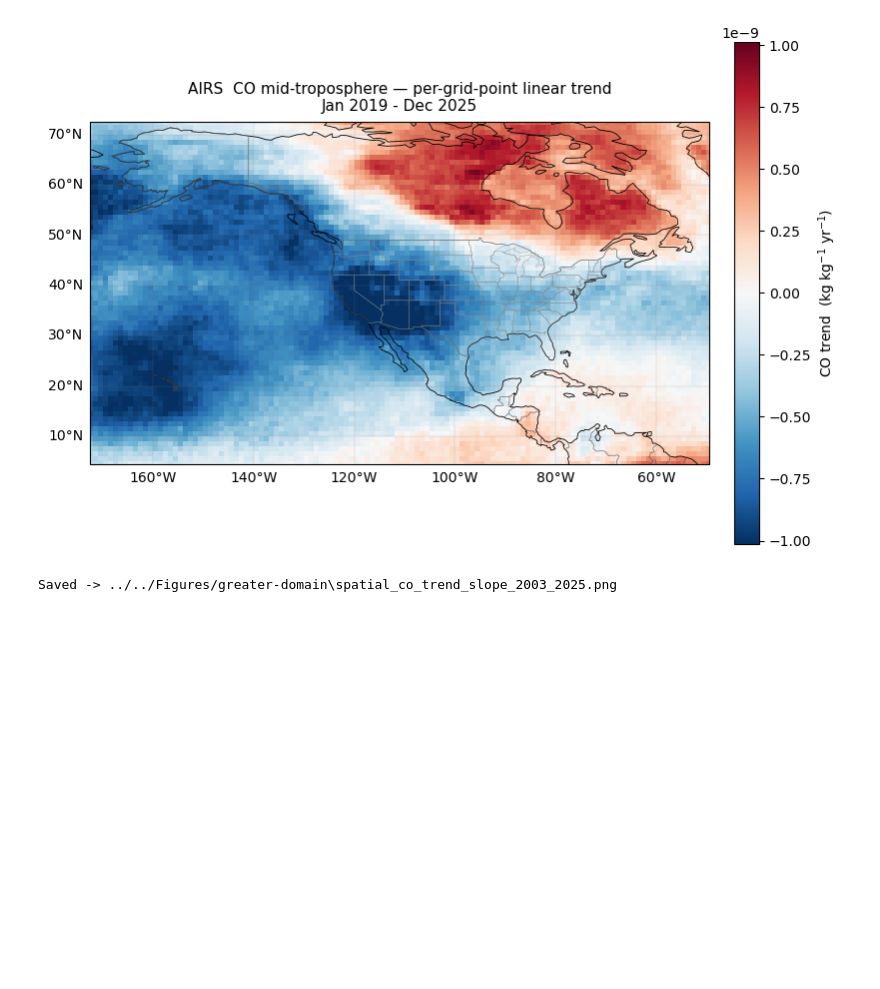
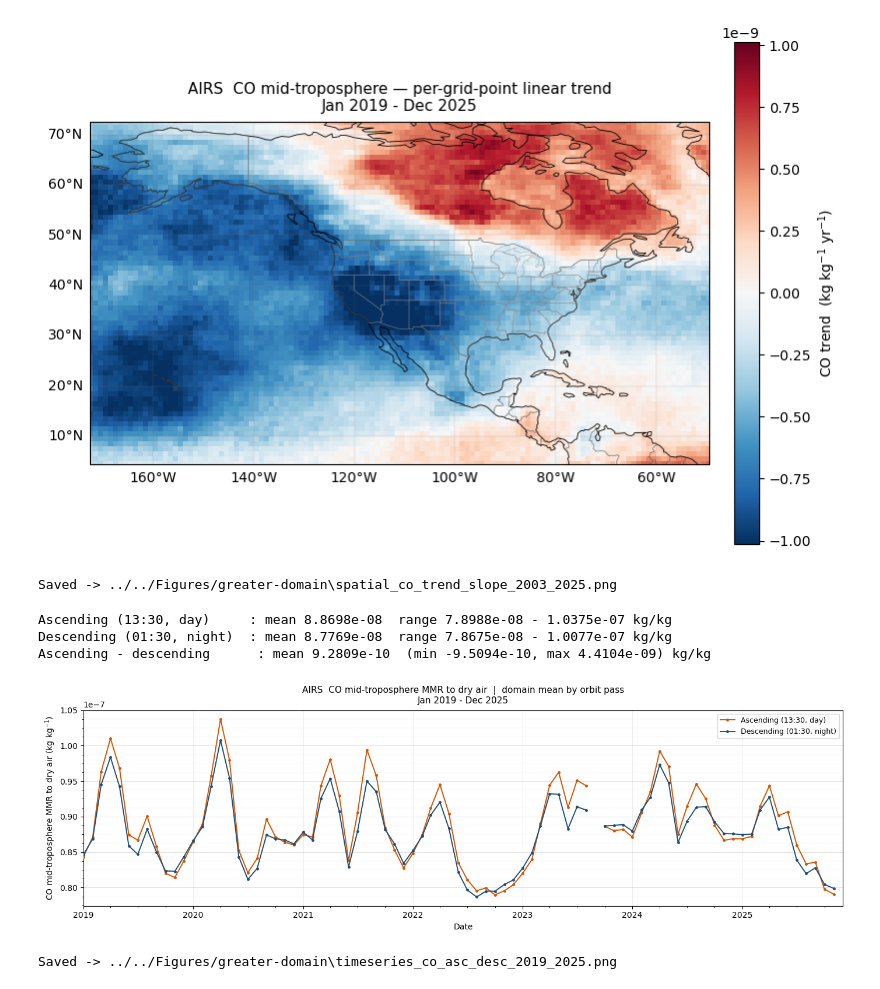
Before and after one commit to manohar322028/harmonic-analysis, a Jupyter notebook: Scripts/greater-domain/mean_sd_to-compare.ipynb, the cells around one changed output. Saved outputs shown, nothing was run; the diff lists cells and outputs as text; code cells hidden in the pictures; blank space fills up the shorter version.

```diff
--- a/Scripts/greater-domain/mean_sd_to-compare.ipynb
+++ b/Scripts/greater-domain/mean_sd_to-compare.ipynb
@@ -266,3 +266,64 @@ Slope range          : -1.287e-09 - 9.678e-10  kg/kg/yr
 Domain-mean slope    : -2.596e-10  kg/kg/yr
 [figure]
 Saved -> ../../Figures/greater-domain\spatial_co_trend_slope_2003_2025.png
+# %%
+# Domain-average co_mmr_midtrop time series, ascending vs descending orbit.
+# orbit_pass = equatorial crossing time (h): 13.5 -> ascending (day), 1.5 -> descending (night).
+ORBIT_LABELS = {13.5: "Ascending (13:30, day)", 1.5: "Descending (01:30, night)"}
+ORBIT_COLORS = {13.5: "#d35400", 1.5: "#1f4e79"}
+
+# Monthly domain means per orbit pass (ratio-corrected); missing months stay NaN.
+orbit_ts = {op: np.full(len(months), np.nan) for op in ORBIT_LABELS}
+for f in crop_files:
+    stem = os.path.splitext(os.path.basename(f))[0]
+    date = pd.Timestamp(f"{stem[:4]}-{stem[4:]}-01")
+    if not (START_TS <= date <= END_TS):
+        continue
+    i = months.get_loc(date)
+    with xr.open_dataset(f, decode_timedelta=False) as ds_o:
+        dom_mean = (ds_o[VARNAME] * MW_RATIO).mean(dim=("lat", "lon"), skipna=True)
+        for op in ORBIT_LABELS:
+            orbit_ts[op][i] = float(dom_mean.sel(orbit_pass=op))
+
+for op, lab in ORBIT_LABELS.items():
+    print(f"{lab:27s}: mean {np.nanmean(orbit_ts[op]):.4e}  "
+          f"range {np.nanmin(orbit_ts[op]):.4e} - {np.nanmax(orbit_ts[op]):.4e} kg/kg")
+diff = orbit_ts[13.5] - orbit_ts[1.5]
+print(f"Ascending - descending      : mean {np.nanmean(diff):.4e}  "
+      f"(min {np.nanmin(diff):.4e}, max {np.nanmax(diff):.4e}) kg/kg")
+
+# Plot.
+fig_o, ax_o = plt.subplots(figsize=(14, 4.5))
+for op, lab in ORBIT_LABELS.items():
+    ax_o.plot(months, orbit_ts[op], lw=1.4, marker="o", ms=2.5,
+              color=ORBIT_COLORS[op], label=lab, zorder=3)
+
+ax_o.legend(fontsize=9, loc="upper right")
+ax_o.set_title(
+    "AIRS  CO mid-troposphere MMR to dry air  |  domain mean by orbit pass\n"
+    f"{months[0].strftime('%b %Y')} - {months[-1].strftime('%b %Y')}",
+    fontsize=11, pad=8,
+)
+ax_o.set_ylabel("CO mid-troposphere MMR to dry air (kg kg$^{-1}$)", fontsize=10)
+ax_o.set_xlabel("Date", fontsize=10)
+
+ax_o.xaxis.set_major_locator(mdates.YearLocator())
+ax_o.xaxis.set_major_formatter(mdates.DateFormatter("%Y"))
+ax_o.xaxis.set_minor_locator(mdates.MonthLocator(bymonth=[4, 7, 10]))
+ax_o.yaxis.set_minor_locator(AutoMinorLocator(4))
+ax_o.grid(axis="y", which="major", lw=0.5, alpha=0.55)
+ax_o.grid(axis="y", which="minor", lw=0.2, alpha=0.3)
+ax_o.grid(axis="x", which="major", lw=0.4, alpha=0.4)
+ax_o.set_xlim(months[0], months[-1])
+
+fig_o.tight_layout()
+out_o = os.path.join(OUT_DIR, "timeseries_co_asc_desc_2019_2025.png")
+fig_o.savefig(out_o, dpi=150, bbox_inches="tight")
+plt.show()
+print("Saved ->", out_o)
+# %% [output]
+Ascending (13:30, day)     : mean 8.8698e-08  range 7.8988e-08 - 1.0375e-07 kg/kg
+Descending (01:30, night)  : mean 8.7769e-08  range 7.8675e-08 - 1.0077e-07 kg/kg
+Ascending - descending      : mean 9.2809e-10  (min -9.5094e-10, max 4.4104e-09) kg/kg
+[figure, added]
+Saved -> ../../Figures/greater-domain\timeseries_co_asc_desc_2019_2025.png
```
Also changed, not shown: 9 other files.
